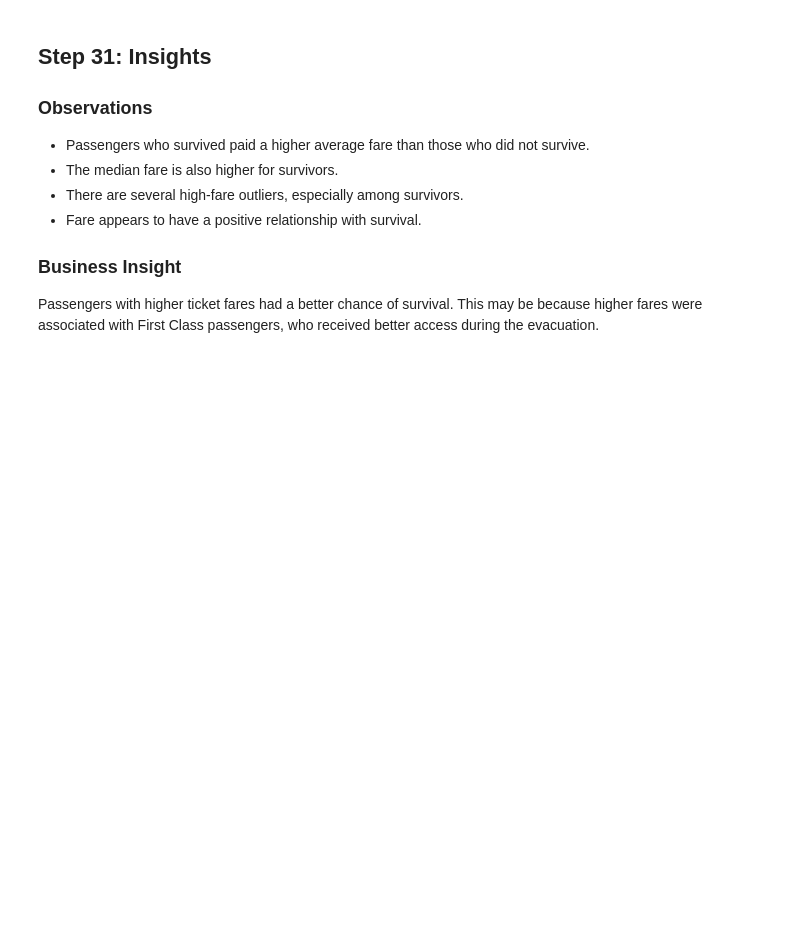
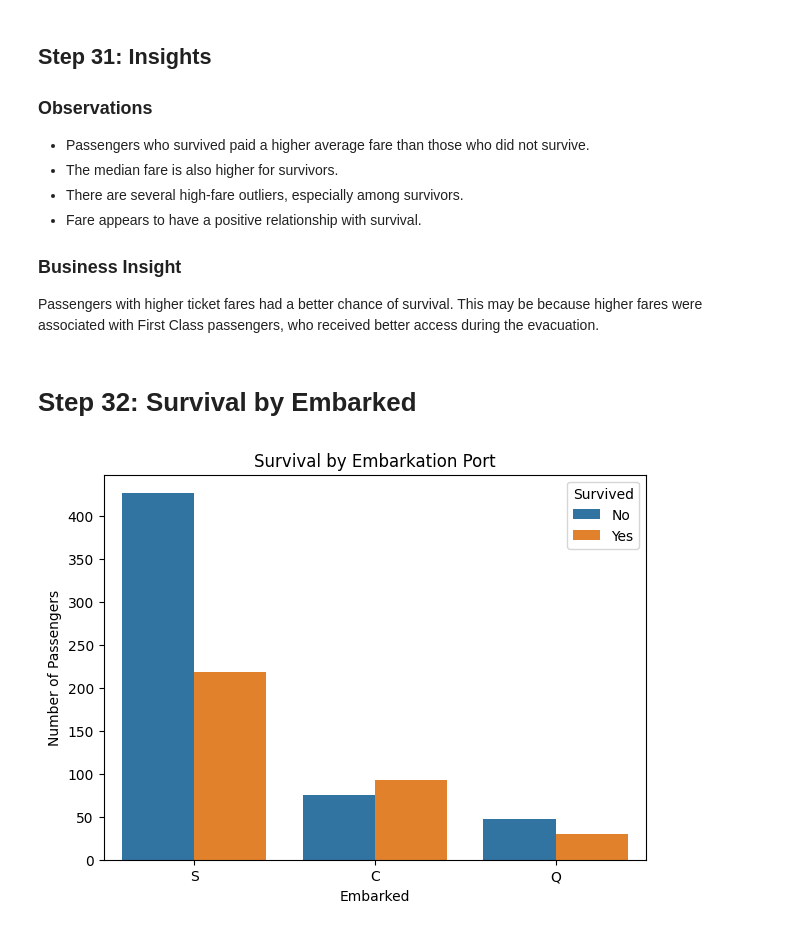
Before and after one commit to AiWriter404/Titanic-Survival-Prediction, a Jupyter notebook: notebooks/Titanic_Survival_Prediction.ipynb, the cells around one changed output. Cells and saved outputs as stored; diff of their text form; code cells hidden in the pictures; blank space fills up the shorter version.

Commit message:
Kaggle Notebook | Titanic_Survival_Prediction | Version 4

```diff
--- a/notebooks/Titanic_Survival_Prediction.ipynb
+++ b/notebooks/Titanic_Survival_Prediction.ipynb
@@ -522,3 +522,21 @@ Name: Fare, dtype: float64
 ### Business Insight
 
 Passengers with higher ticket fares had a better chance of survival. This may be because higher fares were associated with First Class passengers, who received better access during the evacuation.
+# %% [markdown]
+# **Step 32: Survival by Embarked**
+# %%
+# Survival by Embarked
+
+plt.figure(figsize=(7,5))
+
+sns.countplot(data=train, x="Embarked", hue="Survived")
+
+plt.title("Survival by Embarkation Port")
+plt.xlabel("Embarked")
+plt.ylabel("Number of Passengers")
+
+plt.legend(title="Survived", labels=["No", "Yes"])
+
+plt.show()
+# %% [output]
+[figure, added]
```
Also changed, not shown: parts of 12 cells of this notebook.
